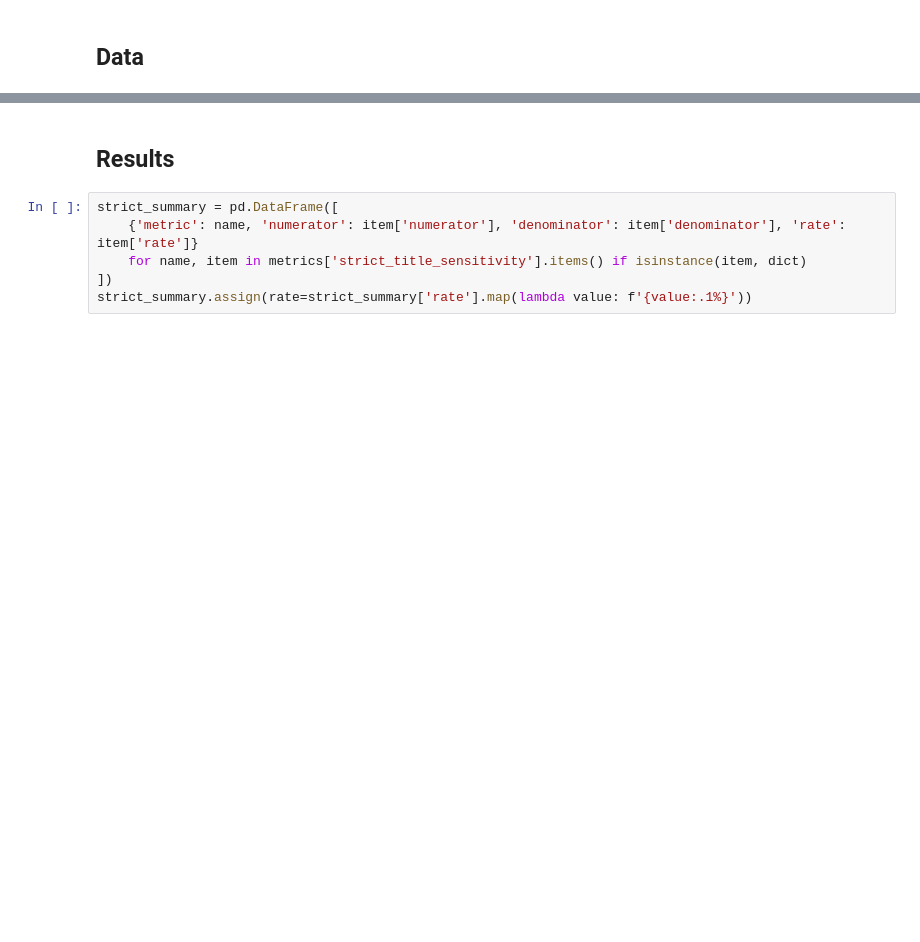
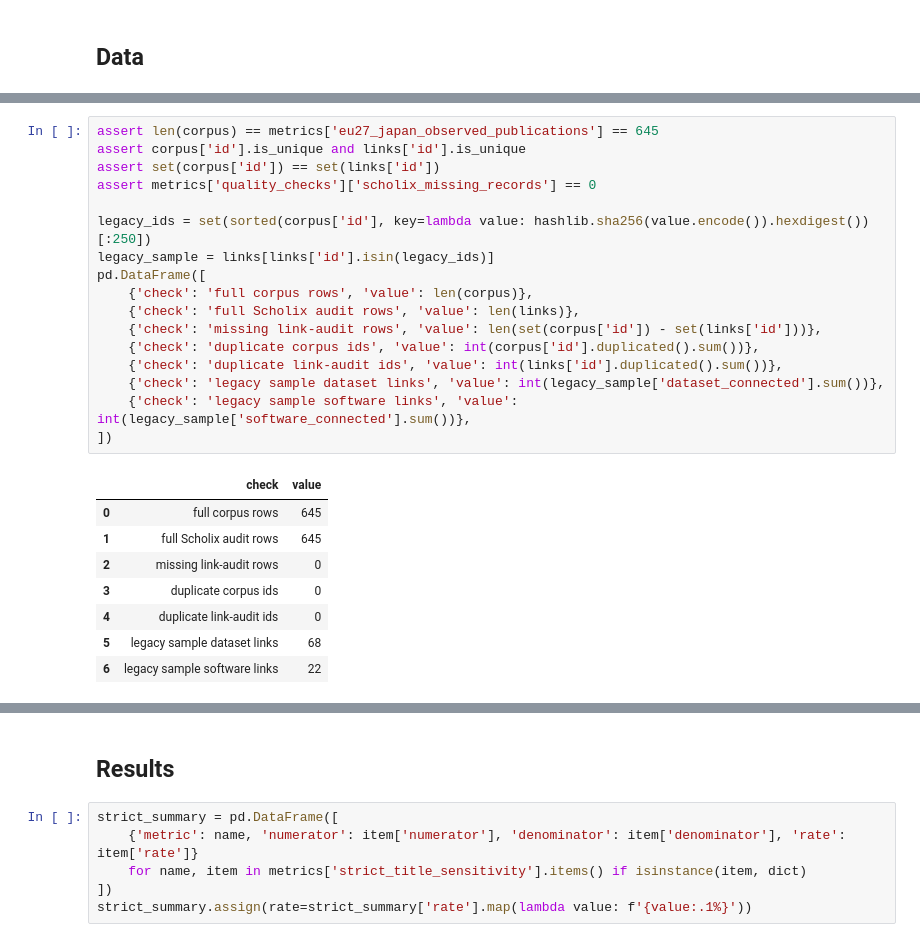
Before and after one commit to tsuchiyatakahirolab/open-quantum-evidence-atlas, a Jupyter notebook: public/reproducibility/openaire_connection_rates.ipynb, the cells around one changed output, grey strips where cells are left out. Saved outputs shown, nothing was run; the diff lists cells and outputs as text; blank space fills up the shorter version.

Commit message:
Release v1.1.0 full-corpus Scholix audit

```diff
--- a/public/reproducibility/openaire_connection_rates.ipynb
+++ b/public/reproducibility/openaire_connection_rates.ipynb
@@ -43,3 +44,29 @@ len(corpus), len(links)
+# %%
+assert len(corpus) == metrics['eu27_japan_observed_publications'] == 645
+assert corpus['id'].is_unique and links['id'].is_unique
+assert set(corpus['id']) == set(links['id'])
+assert metrics['quality_checks']['scholix_missing_records'] == 0
+
+legacy_ids = set(sorted(corpus['id'], key=lambda value: hashlib.sha256(value.encode()).hexdigest())[:250])
+legacy_sample = links[links['id'].isin(legacy_ids)]
+pd.DataFrame([
+    {'check': 'full corpus rows', 'value': len(corpus)},
+    {'check': 'full Scholix audit rows', 'value': len(links)},
+    {'check': 'missing link-audit rows', 'value': len(set(corpus['id']) - set(links['id']))},
+    {'check': 'duplicate corpus ids', 'value': int(corpus['id'].duplicated().sum())},
+    {'check': 'duplicate link-audit ids', 'value': int(links['id'].duplicated().sum())},
+    {'check': 'legacy sample dataset links', 'value': int(legacy_sample['dataset_connected'].sum())},
+    {'check': 'legacy sample software links', 'value': int(legacy_sample['software_connected'].sum())},
+])
+# %% [output]
+|  | check | value |
+| 0 | full corpus rows | 645 |
+| 1 | full Scholix audit rows | 645 |
+| 2 | missing link-audit rows | 0 |
+| 3 | duplicate corpus ids | 0 |
+| 4 | duplicate link-audit ids | 0 |
+| 5 | legacy sample dataset links | 68 |
+| 6 | legacy sample software links | 22 |
 # %%
 summary = pd.DataFrame([
     {'metric': name, 'numerator': item['numerator'], 'denominator': item['denominator'], 'rate': item['rate']}
```
Also changed, not shown: parts of 6 cells of this notebook, 18 other files.
